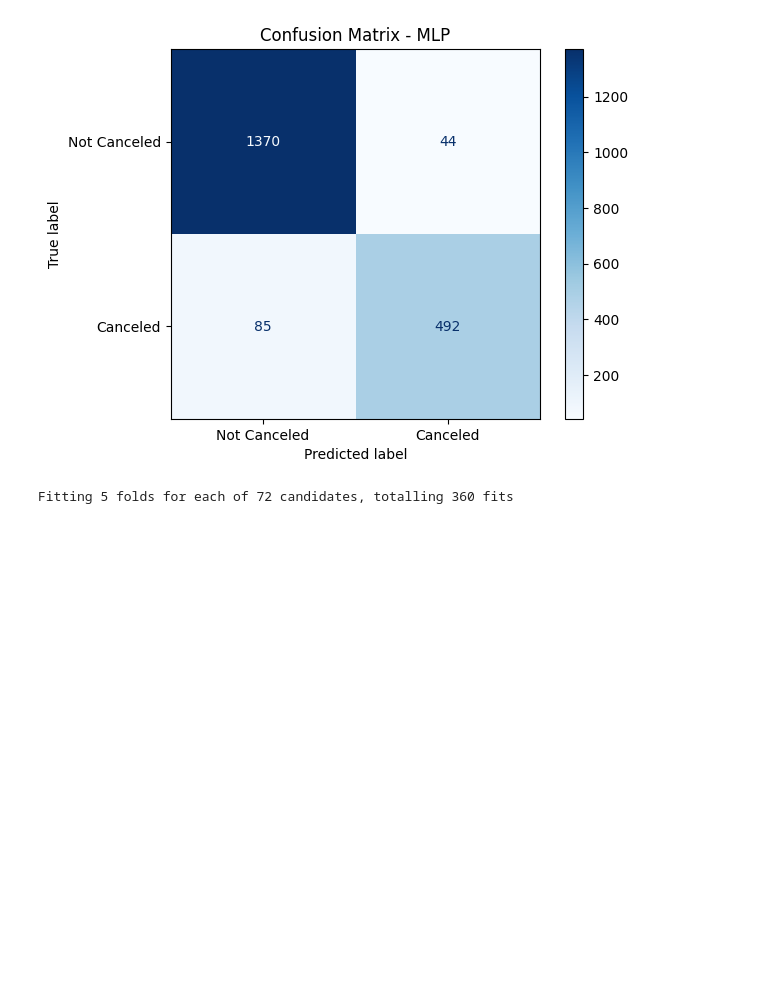
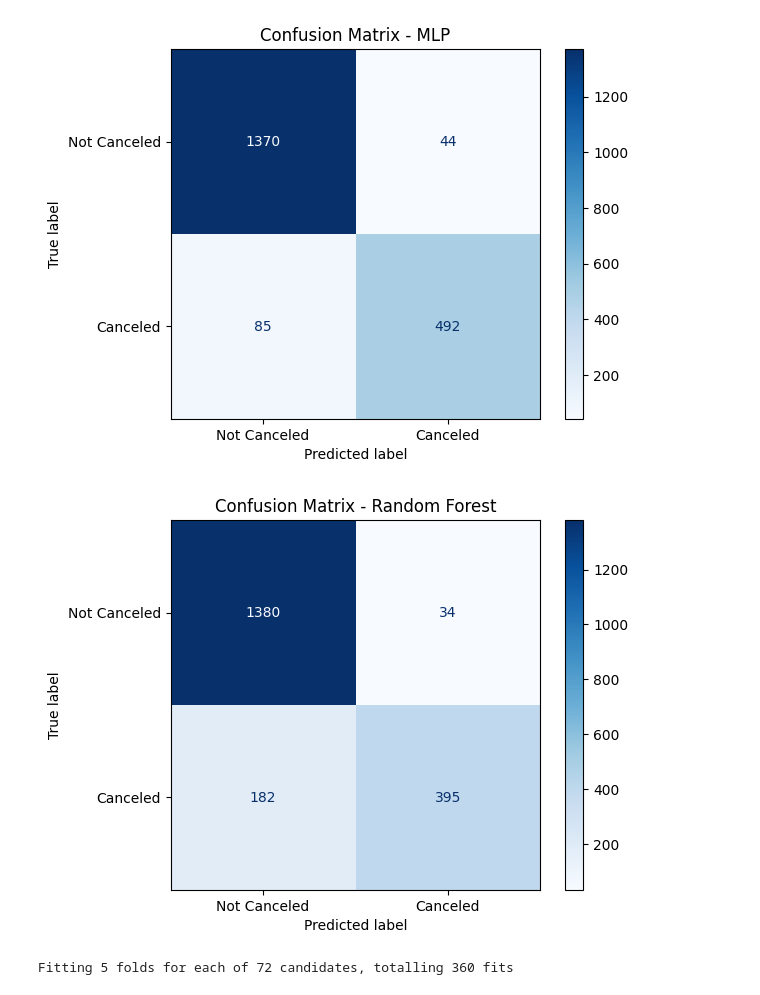
Before and after one commit to Shubhamk0703/Final-Project-23017935-, a Jupyter notebook: CODE_for_small_data(23017935).ipynb, the cells around one changed output. Saved outputs shown, nothing was run; the diff lists cells and outputs as text; code cells hidden in the pictures; blank space fills up the shorter version.

```diff
--- a/CODE_for_small_data(23017935).ipynb
+++ b/CODE_for_small_data(23017935).ipynb
@@ -481,6 +481,26 @@ plt.title("Confusion Matrix - MLP")
 plt.show()
 # %% [output]
 [figure]
+# %%
+from sklearn.ensemble import RandomForestClassifier
+from sklearn.pipeline import make_pipeline
+from sklearn.metrics import confusion_matrix, ConfusionMatrixDisplay
+
+# Create Random Forest pipeline (no scaling needed)
+rf_pipeline = make_pipeline(RandomForestClassifier(random_state=42))
+
+# Train Random Forest model
+rf_pipeline.fit(X_train, y_train)
+y_pred_rf = rf_pipeline.predict(X_test)
+
+# Confusion Matrix for Random Forest
+cm_rf = confusion_matrix(y_test, y_pred_rf)
+disp_rf = ConfusionMatrixDisplay(confusion_matrix=cm_rf, display_labels=["Not Canceled", "Canceled"])
+disp_rf.plot(cmap='Blues')
+plt.title("Confusion Matrix - Random Forest")
+plt.show()
+# %% [output]
+[figure, added]
 # %%
 from xgboost import XGBClassifier
 from sklearn.model_selection import GridSearchCV
```
Also changed, not shown: parts of 2 cells of this notebook.
